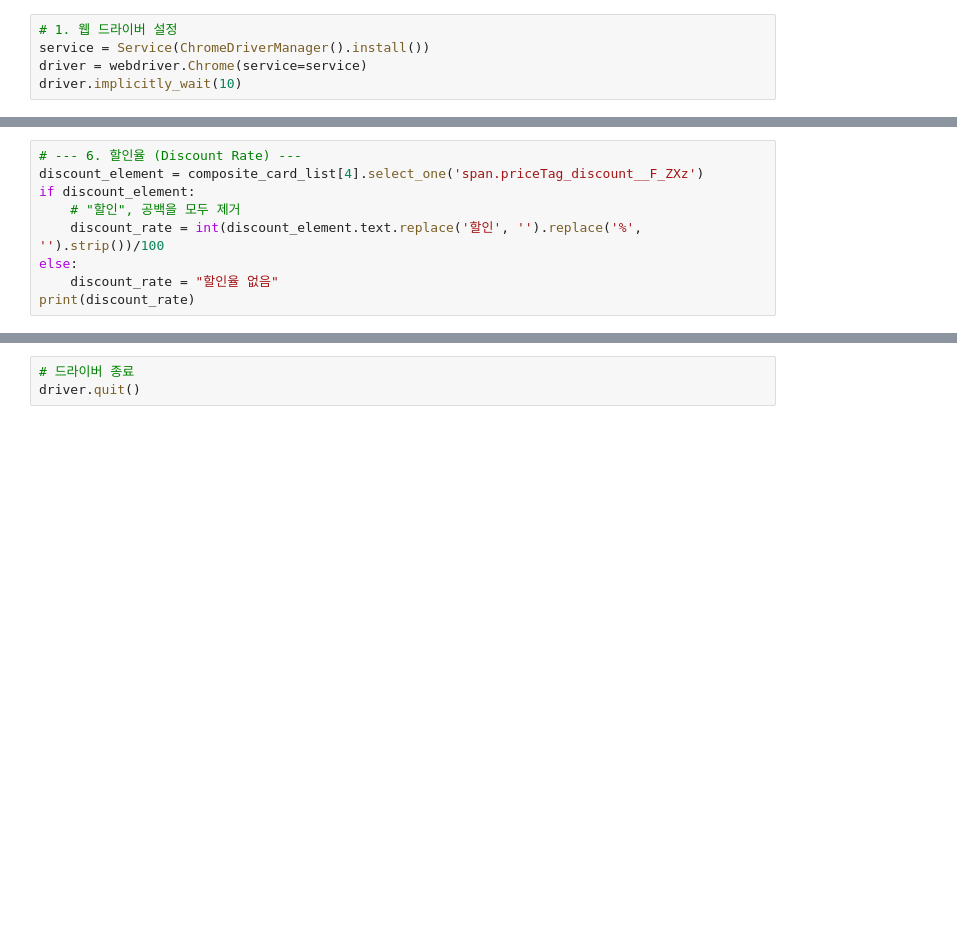
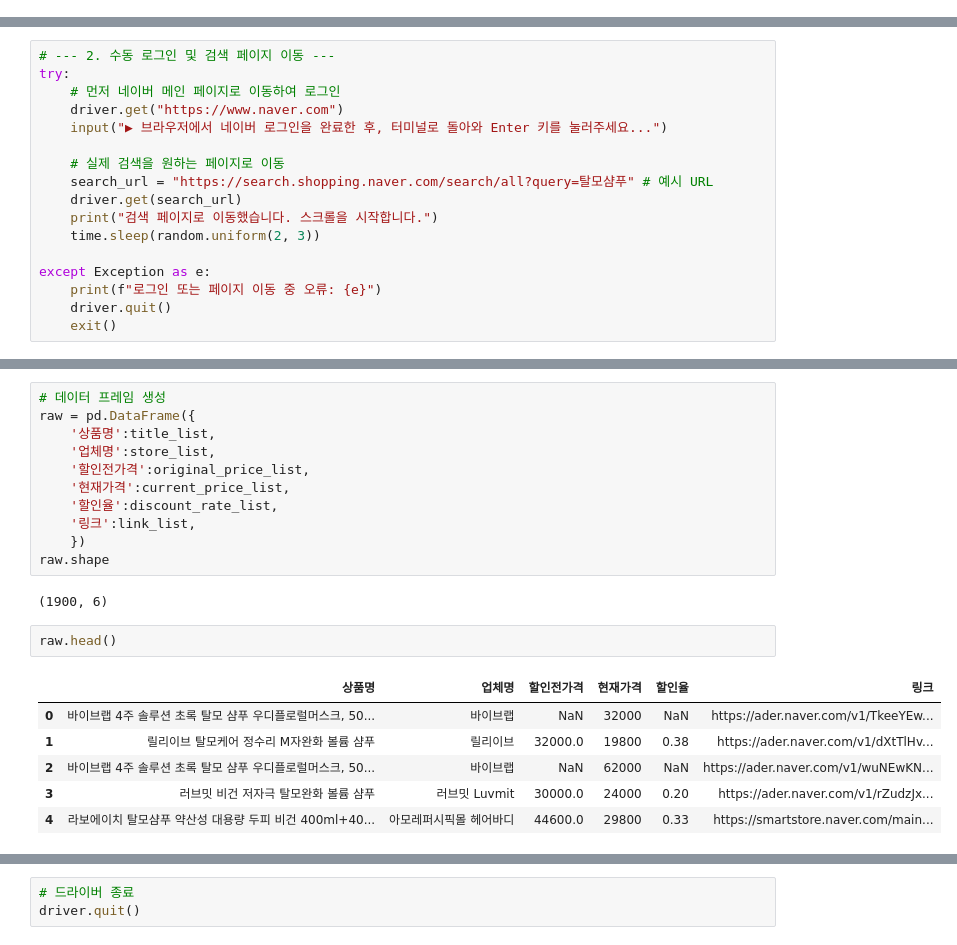
Before and after one commit to kbjung/Study, a Jupyter notebook: graduate_school/business/crawling/naver_plus_store_temp.ipynb, the cells around one changed output, grey strips where cells are left out. Drawn from its saved outputs; the diff is of its cells as text; blank space fills up the shorter version.

```diff
--- a/graduate_school/business/crawling/naver_plus_store_temp.ipynb
+++ b/graduate_school/business/crawling/naver_plus_store_temp.ipynb
@@ -12,5 +0,0 @@ import json
-# %%
-# 1. 웹 드라이버 설정
-service = Service(ChromeDriverManager().install())
-driver = webdriver.Chrome(service=service)
-driver.implicitly_wait(10)
@@ -172,9 +0,0 @@ print(current_price)
-# %%
-# --- 6. 할인율 (Discount Rate) ---
-discount_element = composite_card_list[4].select_one('span.priceTag_discount__F_ZXz')
-if discount_element:
-    # "할인", 공백을 모두 제거
-    discount_rate = int(discount_element.text.replace('할인', '').replace('%', '').strip())/100
-else:
-    discount_rate = "할인율 없음"
-print(discount_rate)
@@ -406,0 +43,17 @@ for i, one in enumerate(composite_card_list):
+# %%
+# --- 2. 수동 로그인 및 검색 페이지 이동 ---
+try:
+    # 먼저 네이버 메인 페이지로 이동하여 로그인
+    driver.get("https://www.naver.com")
+    input("▶ 브라우저에서 네이버 로그인을 완료한 후, 터미널로 돌아와 Enter 키를 눌러주세요...")
+
+    # 실제 검색을 원하는 페이지로 이동
+    search_url = "https://search.shopping.naver.com/search/all?query=탈모샴푸" # 예시 URL
+    driver.get(search_url)
+    print("검색 페이지로 이동했습니다. 스크롤을 시작합니다.")
+    time.sleep(random.uniform(2, 3))
+
+except Exception as e:
+    print(f"로그인 또는 페이지 이동 중 오류: {e}")
+    driver.quit()
+    exit()
@@ -406,0 +168,22 @@ for i, one in enumerate(composite_card_list):
+# %%
+# 데이터 프레임 생성
+raw = pd.DataFrame({
+    '상품명':title_list,
+    '업체명':store_list,
+    '할인전가격':original_price_list,
+    '현재가격':current_price_list,
+    '할인율':discount_rate_list,
+    '링크':link_list,
+    })
+raw.shape
+# %% [output]
+(1900, 6)
+# %%
+raw.head()
+# %% [output]
+|  | 상품명 | 업체명 | 할인전가격 | 현재가격 | 할인율 | 링크 |
+| 0 | 바이브랩 4주 솔루션 초록 탈모 샴푸 우디플로럴머스크, 50... | 바이브랩 | NaN | 32000 | NaN | https://ader.naver.com/v1/TkeeYEw... |
+| 1 | 릴리이브 탈모케어 정수리 M자완화 볼륨 샴푸 | 릴리이브 | 32000.0 | 19800 | 0.38 | https://ader.naver.com/v1/dXtTlHv... |
+| 2 | 바이브랩 4주 솔루션 초록 탈모 샴푸 우디플로럴머스크, 50... | 바이브랩 | NaN | 62000 | NaN | https://ader.naver.com/v1/wuNEwKN... |
+| 3 | 러브밋 비건 저자극 탈모완화 볼륨 샴푸 | 러브밋 Luvmit | 30000.0 | 24000 | 0.20 | https://ader.naver.com/v1/rZudzJx... |
+| 4 | 라보에이치 탈모샴푸 약산성 대용량 두피 비건 400ml+40... | 아모레퍼시픽몰 헤어바디 | 44600.0 | 29800 | 0.33 | https://smartstore.naver.com/main... |
```
Also changed, not shown: parts of 38 cells of this notebook.
